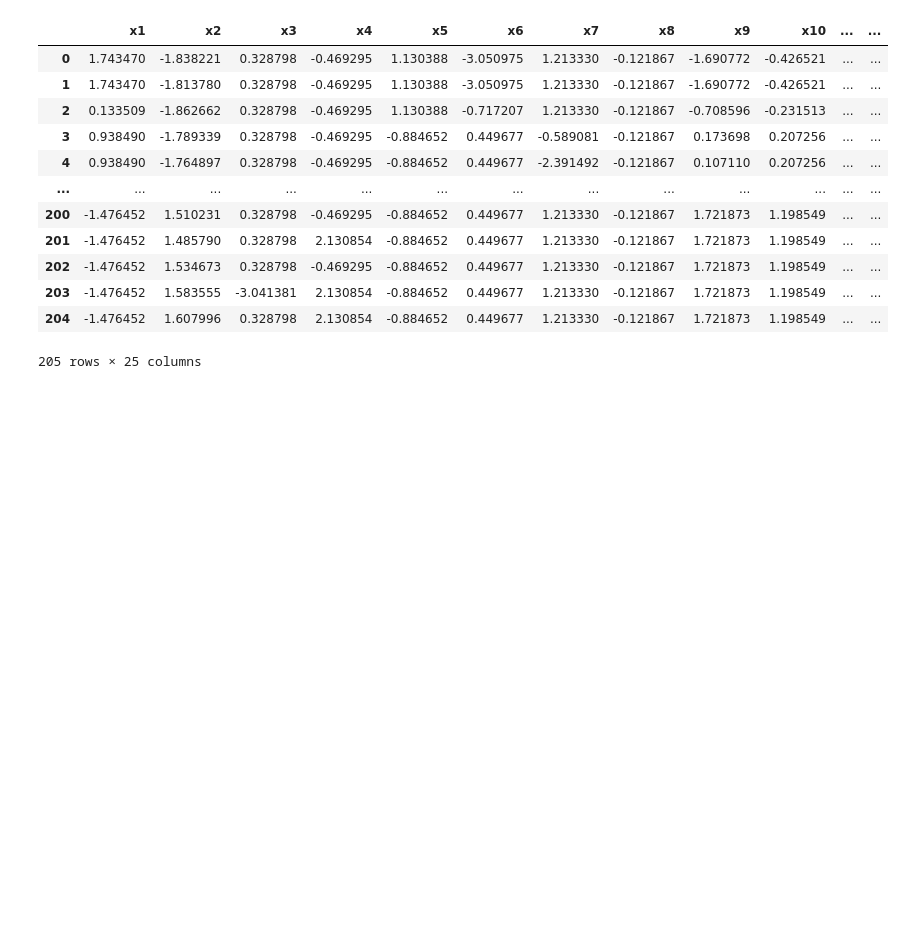
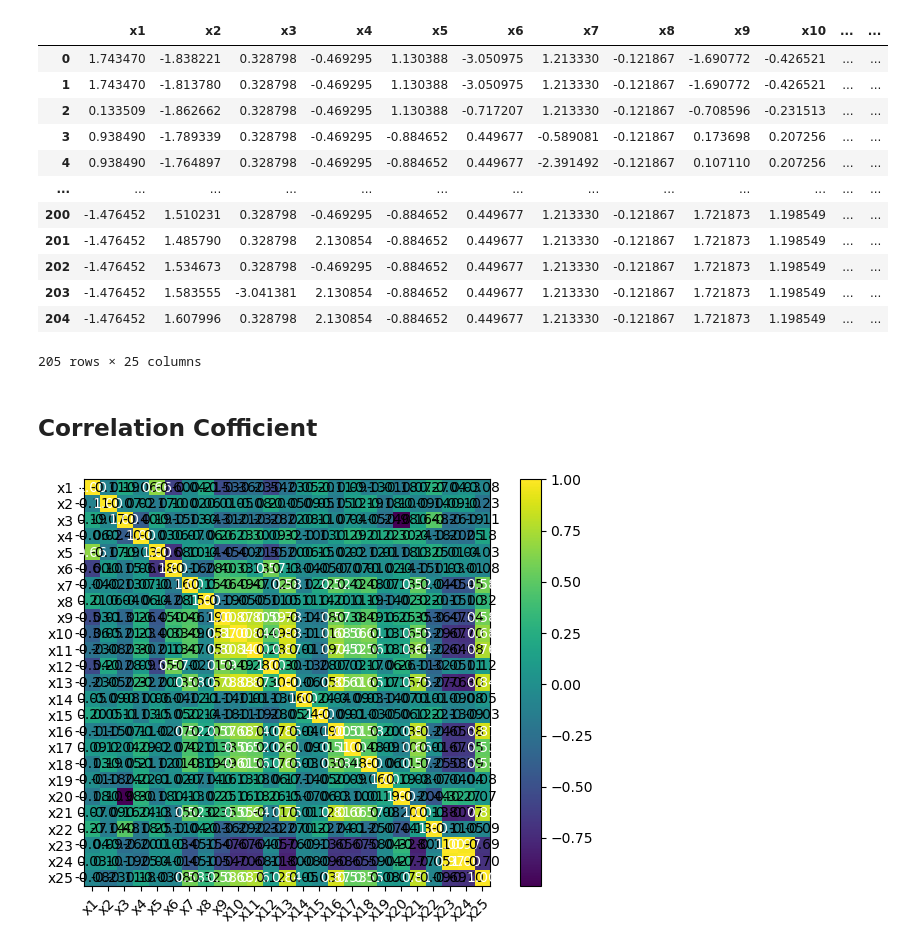
Before and after one commit to notfakearcher/yanjun, a Jupyter notebook: 01_topics/machine_learning/regression /simple regression.ipynb, the cells around one changed output. Drawn from its saved outputs; the diff is of its cells as text; code cells hidden in the pictures; blank space fills up the shorter version.

```diff
--- a/01_topics/machine_learning/regression /simple regression.ipynb
+++ b/01_topics/machine_learning/regression /simple regression.ipynb
@@ -94,3 +95,13 @@ car1.iloc[:,:] = std.fit_transform(car1.iloc[:,:])
 | 203 | -1.476452 | 1.583555 | -3.041381 | 2.130854 | -0.884652 | 0.449677 | 1.213330 | -0.121867 | 1.721873 | 1.198549 | ... | ... |
 | 204 | -1.476452 | 1.607996 | 0.328798 | 2.130854 | -0.884652 | 0.449677 | 1.213330 | -0.121867 | 1.721873 | 1.198549 | ... | ... |
 205 rows × 25 columns
+# %% [markdown]
+## Correlation Cofficient
+# %%
+# caculate correlation cofficient
+cm = np.corrcoef(car1.T)
+hm = heatmap(cm, row_names= car1.columns, column_names= car1.columns)
+plt.tight_layout()
+plt.show()
+# %% [output]
+[figure, added]
```
Also changed, not shown: parts of 1 cell of this notebook.
